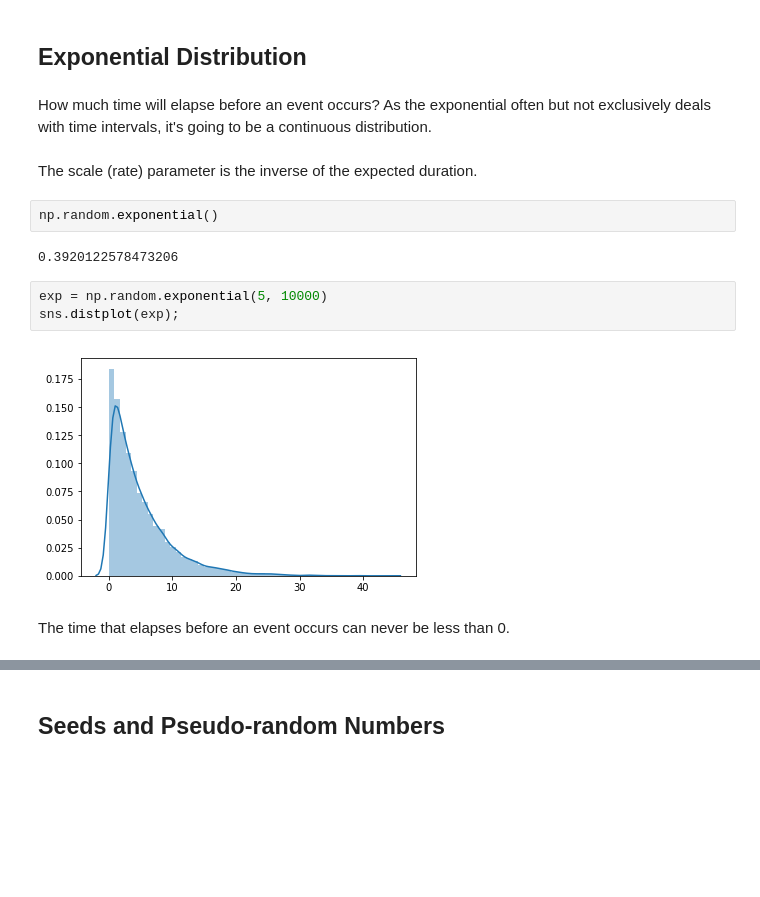
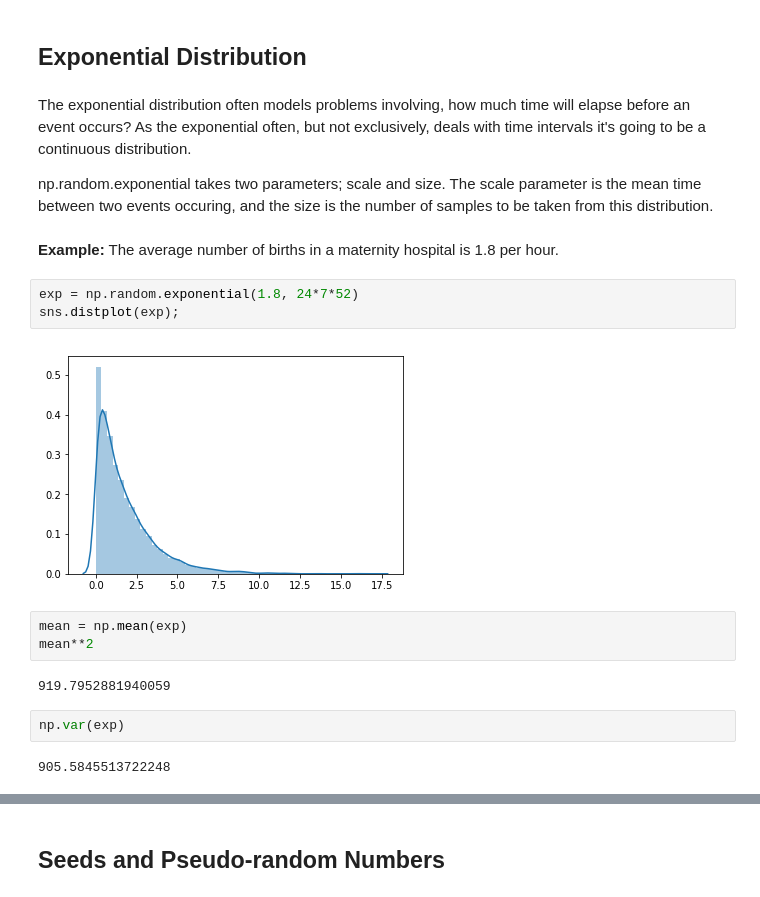
Before and after one commit to MarionMcG/numpy.random, a Jupyter notebook: numpy-random.ipynb, the cells around one changed output, grey strips where cells are left out. Saved outputs shown, nothing was run; the diff lists cells and outputs as text; blank space fills up the shorter version.

Commit message:
Real world example of exponential, with relationship to Poisson

```diff
--- a/numpy-random.ipynb
+++ b/numpy-random.ipynb
@@ -608,17 +608,22 @@ np.var(poi)
 # %% [markdown]
 ## Exponential Distribution
 # %% [markdown]
-How much time will elapse before an event occurs? As the exponential often but not exclusively deals with time intervals, it's going to be a continuous distribution.
+The exponential distribution often models problems involving, how much time will elapse before an event occurs? As the exponential often, but not exclusively, deals with time intervals it's going to be a continuous distribution.
+
+np.random.exponential takes two parameters; scale and size. The scale parameter is the mean time between two events occuring, and the size is the number of samples to be taken from this distribution.
-# %% [markdown]
-The scale (rate) parameter is the inverse of the expected duration.
-# %%
-np.random.exponential()
-# %% [output]
-0.3920122578473206
+# %% [markdown]
+**Example:** The average number of births in a maternity hospital is 1.8 per hour.
 # %%
-exp = np.random.exponential(5, 10000)
+exp = np.random.exponential(1.8, 24*7*52)
 sns.distplot(exp);
 # %% [output]
-[figure, old version]
+[figure, new version]
-# %% [markdown]
-The time that elapses before an event occurs can never be less than 0.
+# %%
+mean = np.mean(exp)
+mean**2
+# %% [output]
+919.7952881940059
+# %%
+np.var(exp)
+# %% [output]
+905.5845513722248
```
Also changed, not shown: parts of 4 cells of this notebook.
